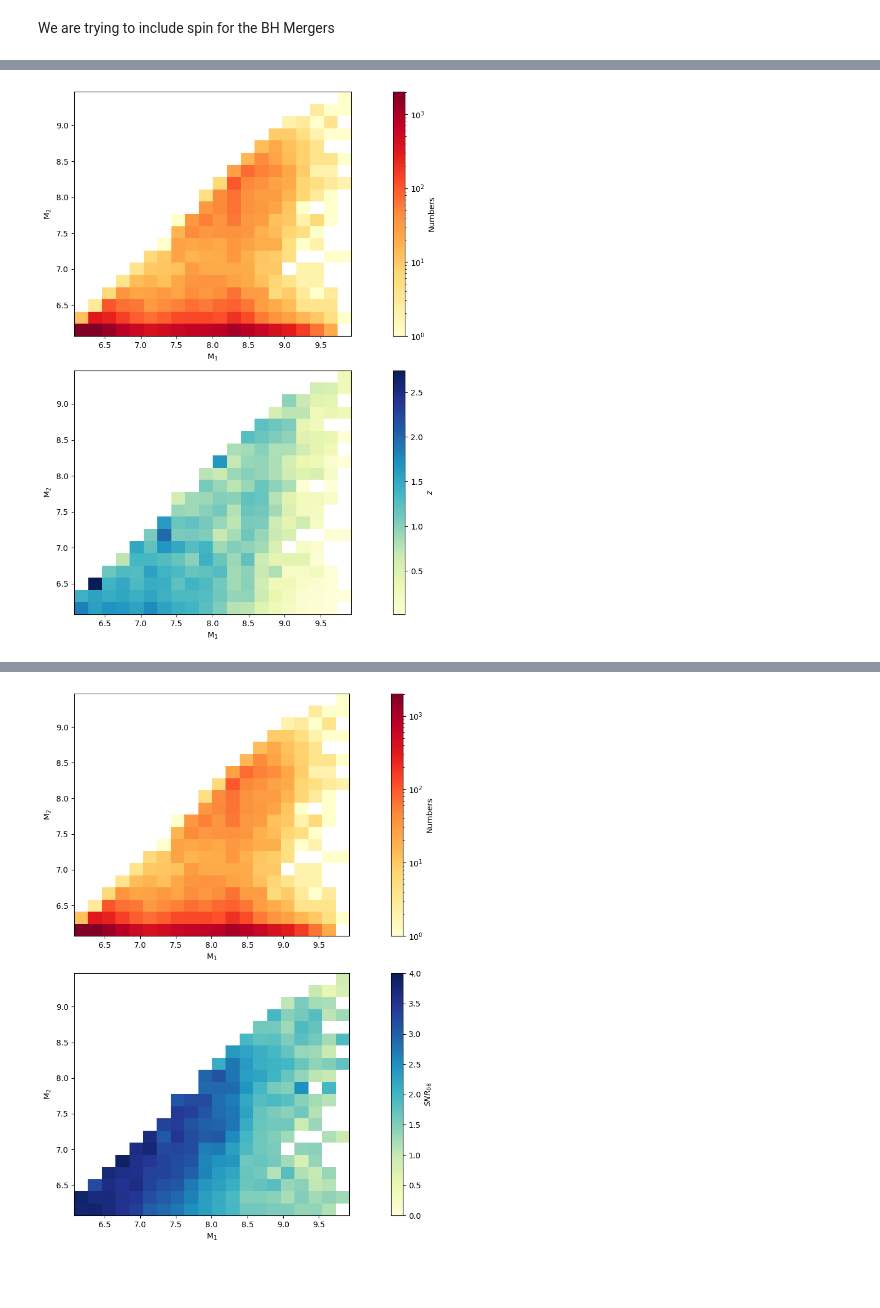
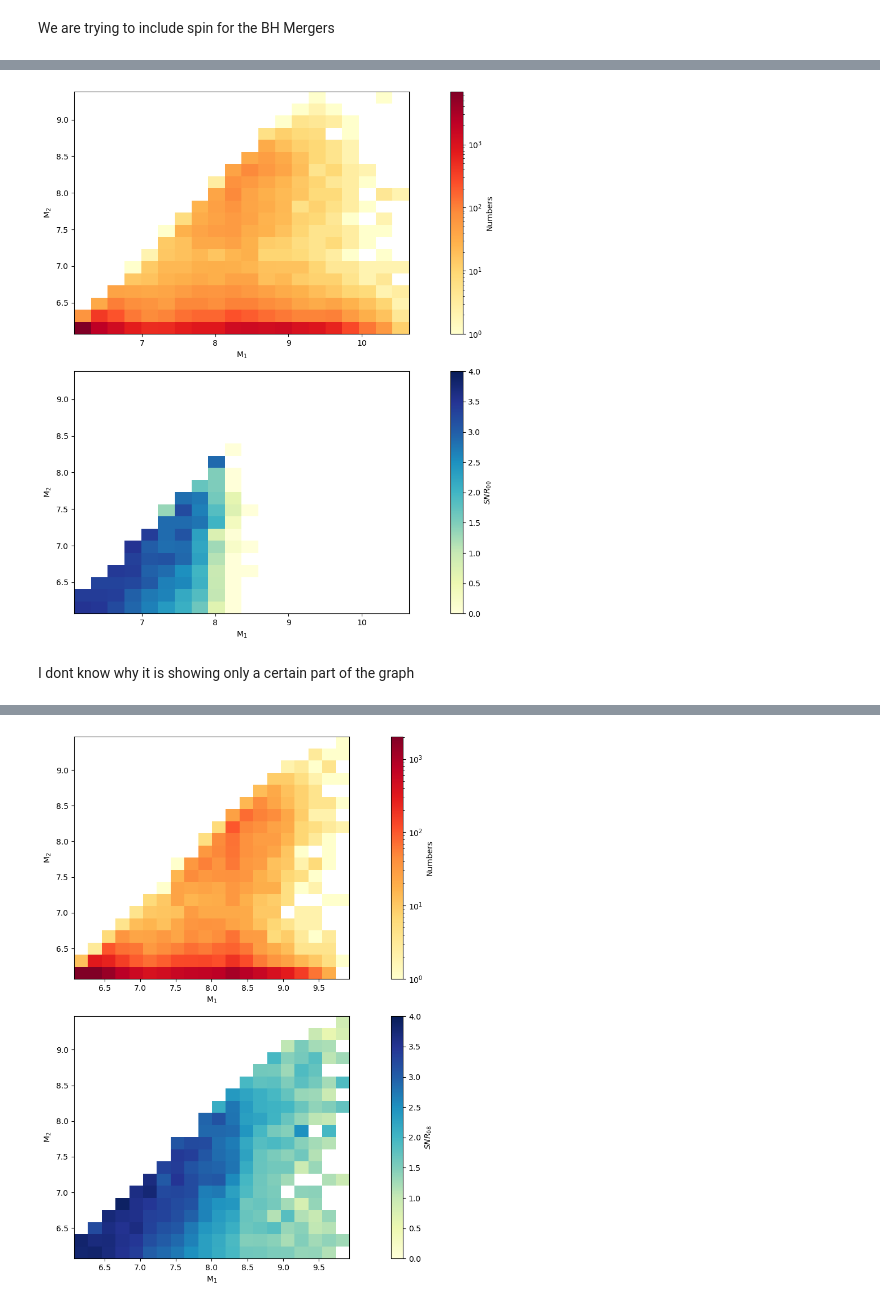
Before and after one commit to Thirtha17/SMBH-Merger-SNR-calculation-with-LISA, a Jupyter notebook: SMBH Merger Analysis for Cosmological Simulations TNG-300.ipynb, the cells around one changed output, grey strips where cells are left out. Drawn from its saved outputs; the diff is of its cells as text; code cells hidden in the pictures; blank space fills up the shorter version.

```diff
--- a/SMBH Merger Analysis for Cosmological Simulations TNG-300.ipynb
+++ b/SMBH Merger Analysis for Cosmological Simulations TNG-300.ipynb
@@ -906,4 +903,4 @@ pop_A=random_pop()
 # %%
-with open('pop_A.npy', 'wb') as f:
-    np.save(f, pop_A, allow_pickle=True)
+# with open('pop_A.npy', 'wb') as f:
+#     np.save(f, pop_A, allow_pickle=True)
 # %%
@@ -911,6 +908,6 @@ A_params=draw_params(**pop_A)
 # %%
-with open('A_params.npy', 'wb') as f:
-    np.save(f, A_params, allow_pickle=True)
+# with open('A_params.npy', 'wb') as f:
+#     np.save(f, A_params, allow_pickle=True)
 # %%
 with open('A_params.npy', 'rb') as f:
     A_parmas = np.load(f, allow_pickle=True).item()
@@ -921,3 +914,6 @@ snrA_s08= SNR_calc_stoch(**A_params,chi1=np.full(len(m1A),0.8), chi2=np.full(len
+# %%
+with open('pop_A.npy', 'rb') as f:
+    pop_A = np.load(f, allow_pickle=True).item()
 # %%
 # m1A=np.array(A_params['m1'])
 # m2A=np.array(A_params['m2'])
@@ -932 +929,9 @@ array([ True,  True,  True, ...,  True,  True,  True])
+# %%
+# np.save('snrA_s00.npy',snrA_s00)
+# np.save('snrA_s07.npy',snrA_s07)
+# np.save('snrA_s08.npy',snrA_s08)
+
+snrA_s00=np.load('snrA_s00.npy')
+snrA_s07=np.load('snrA_s07.npy')
+snrA_s08=np.load('snrA_s08.npy')
 # %%
@@ -938,7 +942,10 @@ mask_s00=(snrA_s00>1)
 # %%
-avg_hist(np.log10(m1A[mask]),np.log10(m2A[mask]),np.array(zA[mask]),labelx='M$_1$',labely='M$_2$',labelz='$z$', logweight=False,vmin=None,vmax=None)
+# avg_hist(np.log10(m1A[mask]),np.log10(m2A[mask]),np.array(zA[mask]),labelx='M$_1$',labely='M$_2$',labelz='$z$', logweight=False,vmin=None,vmax=None)
+avg_hist(np.log10(m1A),np.log10(m2A),np.array(snrA_s00),labelx='M$_1$',labely='M$_2$',labelz='$SNR_{00}$', logweight=True,vmin=0,vmax=4)
 # %% [output]
-[figure, old version]
+[figure, new version]
+# %% [markdown]
+I dont know why it is showing only a certain part of the graph
 # %%
 avg_hist(np.log10(m1A[mask_s00]),np.log10(m2A[mask_s00]),np.array(snrA_s00[mask_s00]),labelx='M$_1$',labely='M$_2$',labelz='$SNR_{00}$', logweight=True,vmin=0,vmax=4)
 # %% [output]
```
Also changed, not shown: parts of 60 cells of this notebook, 3 other files.
